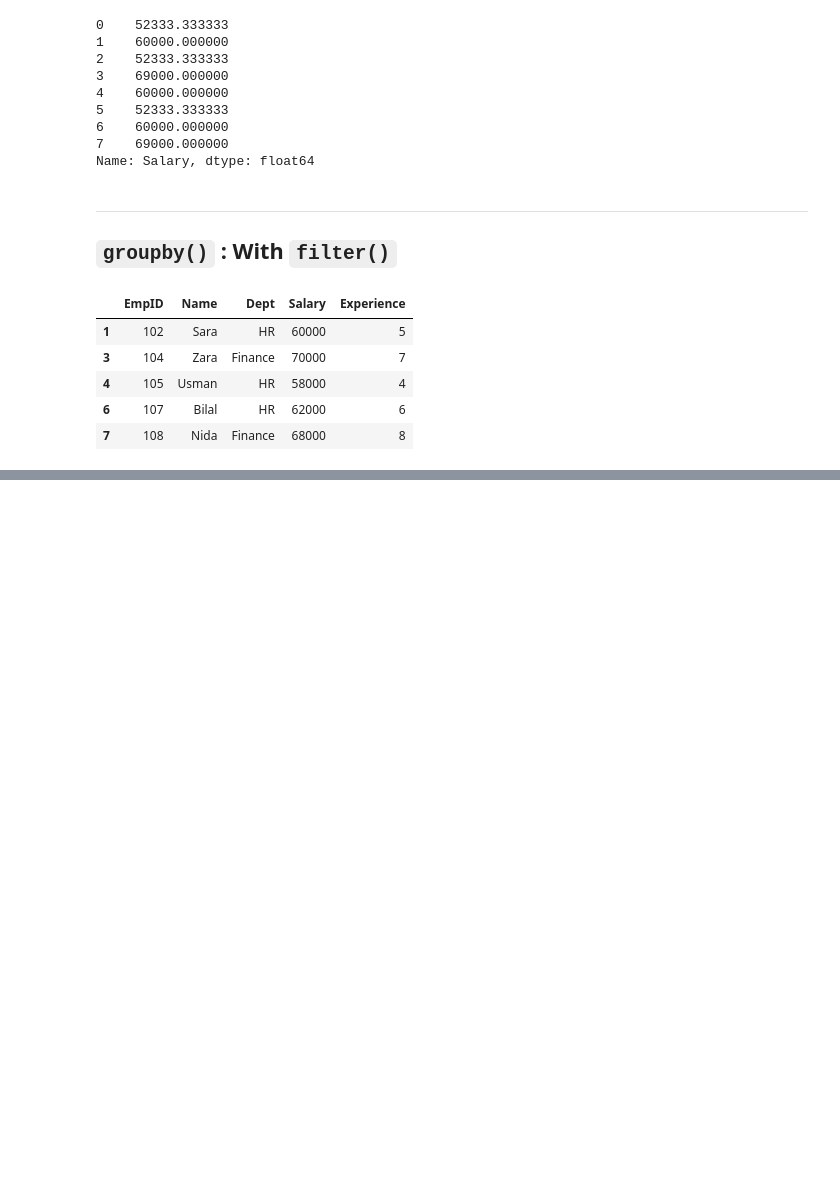
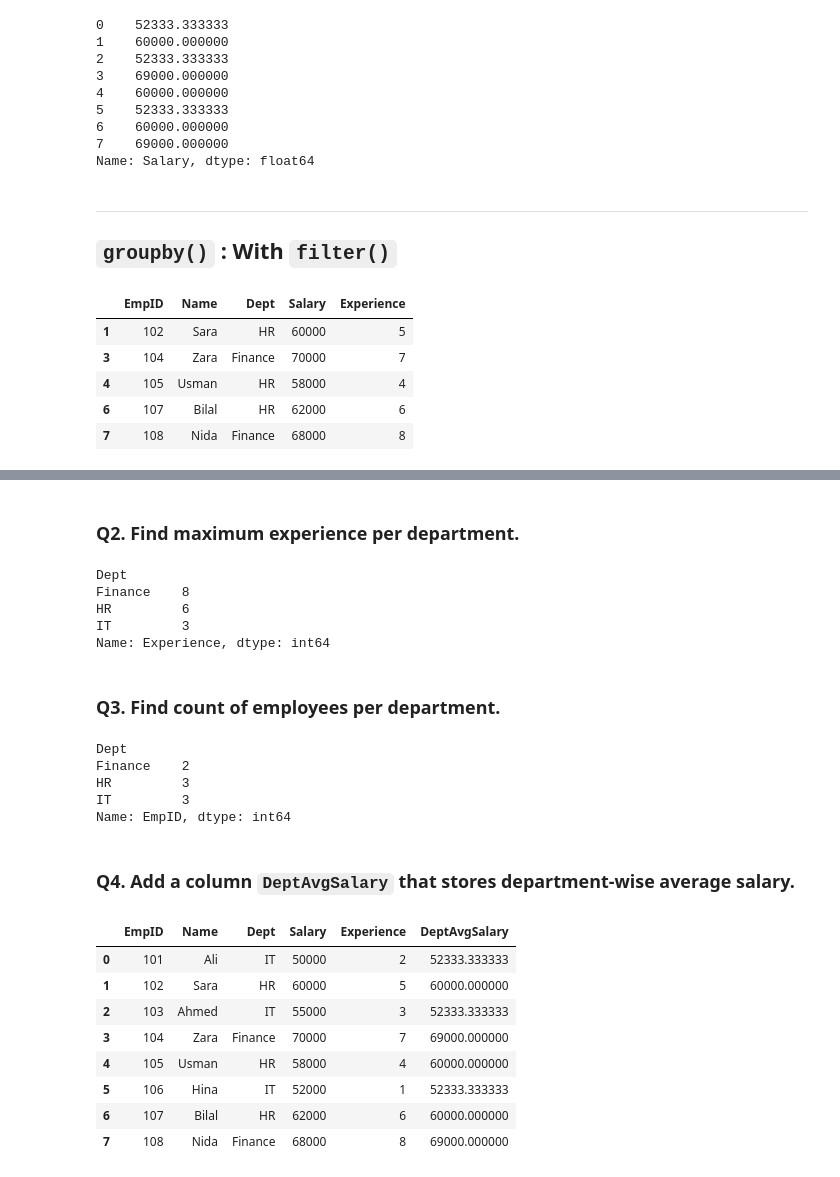
Before and after one commit to RealHaroon/Data-Analytics, a Jupyter notebook: Notebooks/Pandas/GroupBy.ipynb, the cells around one changed output, grey strips where cells are left out. Cells and saved outputs as stored; diff of their text form; code cells hidden in the pictures; blank space fills up the shorter version.

```diff
--- a/Notebooks/Pandas/GroupBy.ipynb
+++ b/Notebooks/Pandas/GroupBy.ipynb
@@ -147,0 +162,36 @@ df.groupby('Dept').filter(lambda x : x['Experience'].mean() >2)
+# %% [markdown]
+### Q2. Find maximum experience per department.
+# %%
+df.groupby('Dept')['Experience'].max()
+# %% [output]
+Dept
+Finance    8
+HR         6
+IT         3
+Name: Experience, dtype: int64
+# %% [markdown]
+### Q3. Find count of employees per department.
+# %%
+df.groupby('Dept')['EmpID'].count()
+# OR
+df.groupby('Dept').size()
+# %% [output]
+Dept
+Finance    2
+HR         3
+IT         3
+Name: EmpID, dtype: int64
+# %% [markdown]
+### Q4. Add a column `DeptAvgSalary` that stores department-wise average salary.
+# %%
+df['DeptAvgSalary']=df.groupby('Dept')['Salary'].transform('mean')
+# %% [output]
+|  | EmpID | Name | Dept | Salary | Experience | DeptAvgSalary |
+| 0 | 101 | Ali | IT | 50000 | 2 | 52333.333333 |
+| 1 | 102 | Sara | HR | 60000 | 5 | 60000.000000 |
+| 2 | 103 | Ahmed | IT | 55000 | 3 | 52333.333333 |
+| 3 | 104 | Zara | Finance | 70000 | 7 | 69000.000000 |
+| 4 | 105 | Usman | HR | 58000 | 4 | 60000.000000 |
+| 5 | 106 | Hina | IT | 52000 | 1 | 52333.333333 |
+| 6 | 107 | Bilal | HR | 62000 | 6 | 60000.000000 |
+| 7 | 108 | Nida | Finance | 68000 | 8 | 69000.000000 |
```
Also changed, not shown: parts of 19 cells of this notebook.
